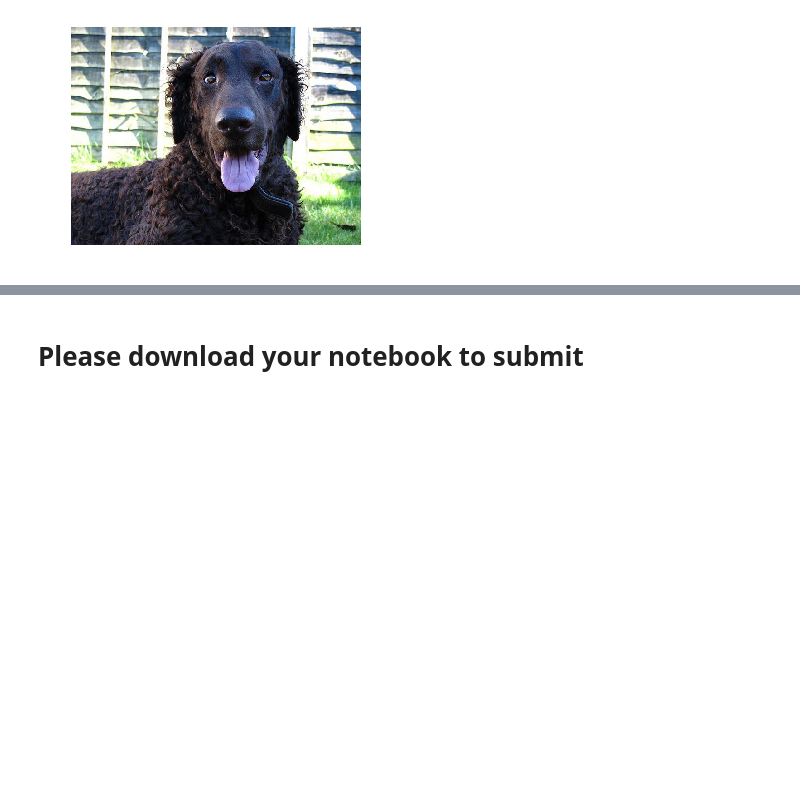
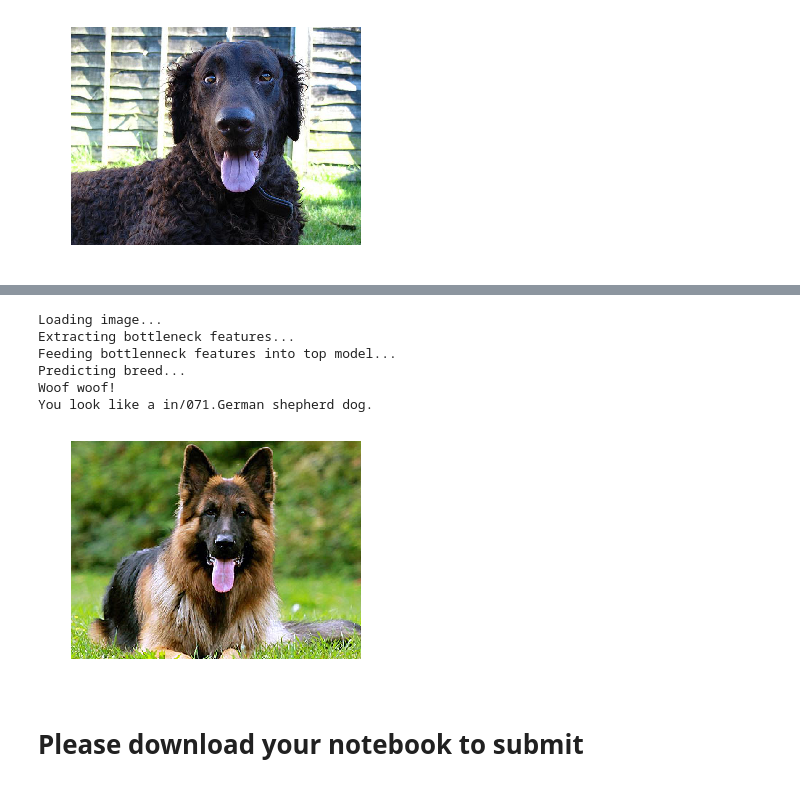
Before and after one commit to abhayalekal74/dog-breed-classifier, a Jupyter notebook: dog_app.ipynb, the cells around one changed output, grey strips where cells are left out. Cells and saved outputs as stored; diff of their text form; code cells hidden in the pictures; blank space fills up the shorter version.

```diff
--- a/dog_app.ipynb
+++ b/dog_app.ipynb
@@ -880,2 +933,12 @@ If you were a dog, you'd be a in/038.Brussels griffon.
+# %%
+download_image("http://www.dogbreedslist.info/uploads/allimg/dog-pictures/German-Shepherd-Dog-1.jpg")
+# %% [output]
+Loading image...
+Extracting bottleneck features...
+Feeding bottlenneck features into top model...
+Predicting breed...
+Woof woof!
+You look like a in/071.German shepherd dog.
+[figure, added]
 # %% [markdown]
 # Please download your notebook to submit
```
Also changed, not shown: parts of 20 cells of this notebook, 1 other file.
